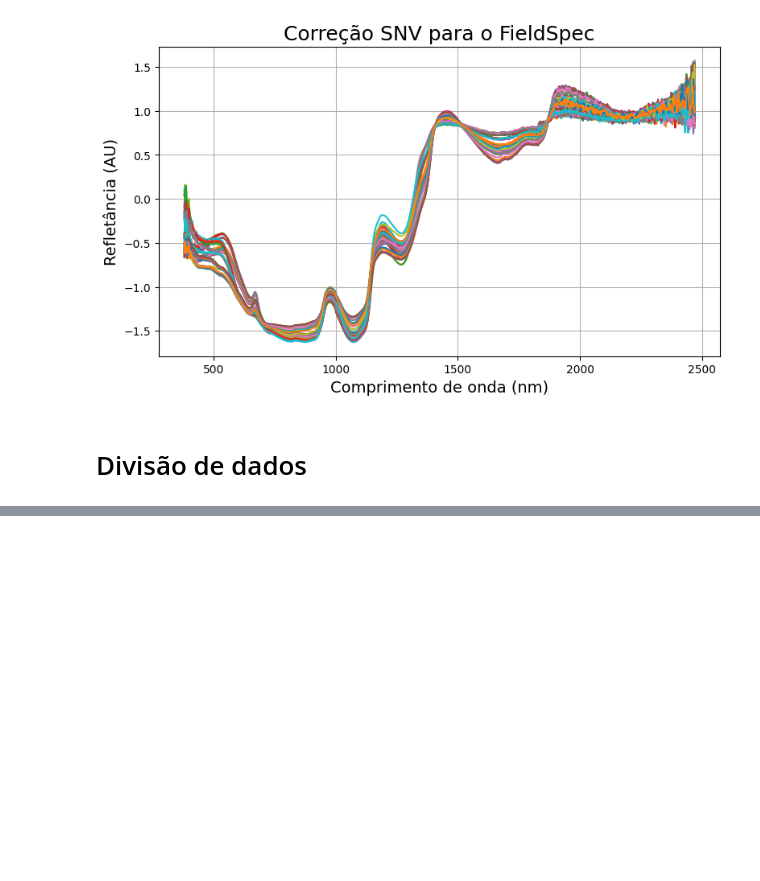
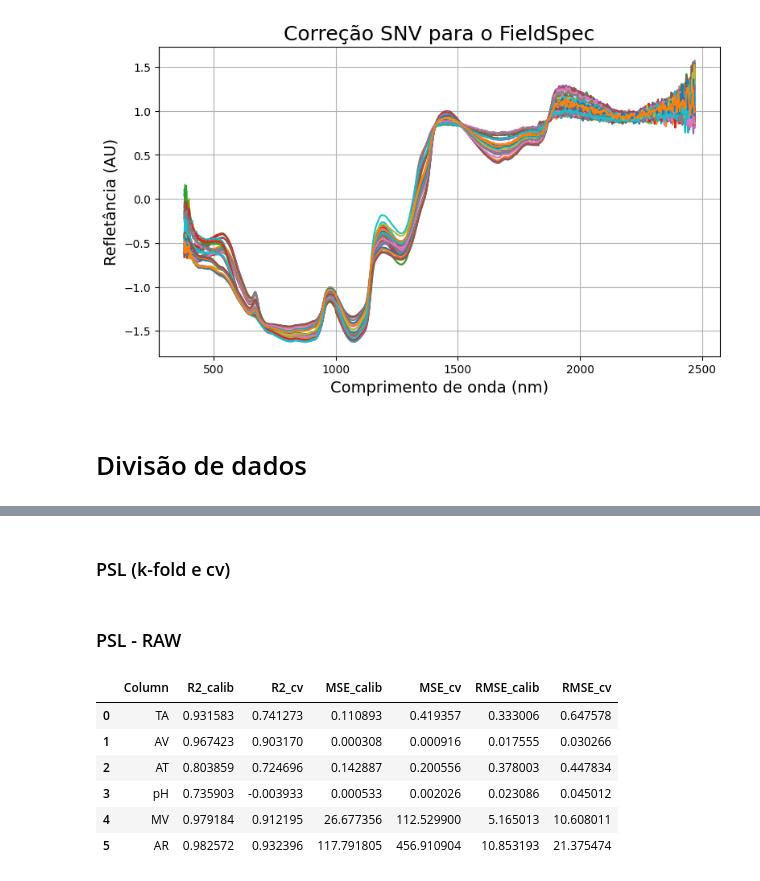
Before and after one commit to xndrxssx/field_spec_data_tests, a Jupyter notebook: field_spec_predição.ipynb, the cells around one changed output, grey strips where cells are left out. Drawn from its saved outputs; the diff is of its cells as text; code cells hidden in the pictures; blank space fills up the shorter version.

Commit message:
29052024
Atualização: alteração do intervalo de aplicação do espectro, criação do PSL com k-fold e divisão de treino e teste

```diff
--- a/field_spec_predição.ipynb
+++ b/field_spec_predição.ipynb
@@ -390,0 +255,2 @@ results_msc
+# %% [markdown]
+### PSL (k-fold e cv)
@@ -390,0 +407,13 @@ results_msc
+# %% [markdown]
+### PSL - RAW
+# %%
+raw_psl = optimise_pls_cv(dados_wl,Y,5)
+raw_psl
+# %% [output]
+|  | Column | R2_calib | R2_cv | MSE_calib | MSE_cv | RMSE_calib | RMSE_cv |
+| 0 | TA | 0.931583 | 0.741273 | 0.110893 | 0.419357 | 0.333006 | 0.647578 |
+| 1 | AV | 0.967423 | 0.903170 | 0.000308 | 0.000916 | 0.017555 | 0.030266 |
+| 2 | AT | 0.803859 | 0.724696 | 0.142887 | 0.200556 | 0.378003 | 0.447834 |
+| 3 | pH | 0.735903 | -0.003933 | 0.000533 | 0.002026 | 0.023086 | 0.045012 |
+| 4 | MV | 0.979184 | 0.912195 | 26.677356 | 112.529900 | 5.165013 | 10.608011 |
+| 5 | AR | 0.982572 | 0.932396 | 117.791805 | 456.910904 | 10.853193 | 21.375474 |
```
Also changed, not shown: parts of 27 cells of this notebook, 10 other files.
